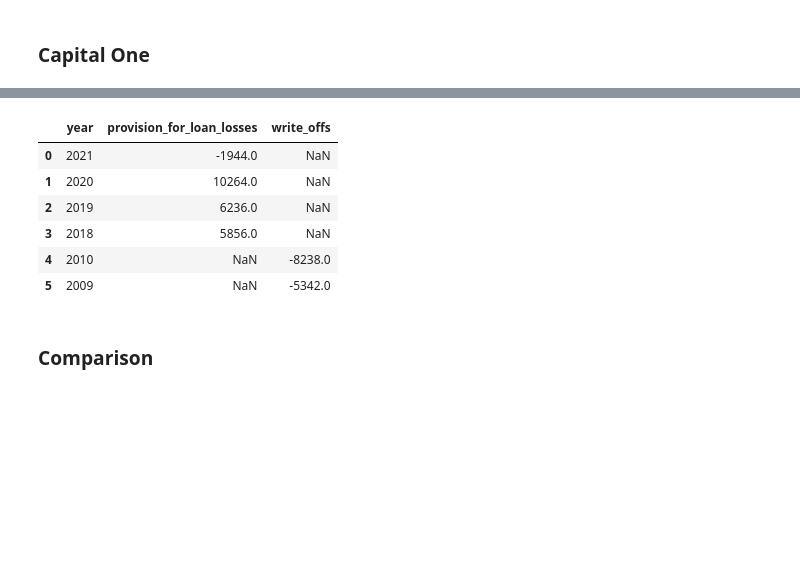
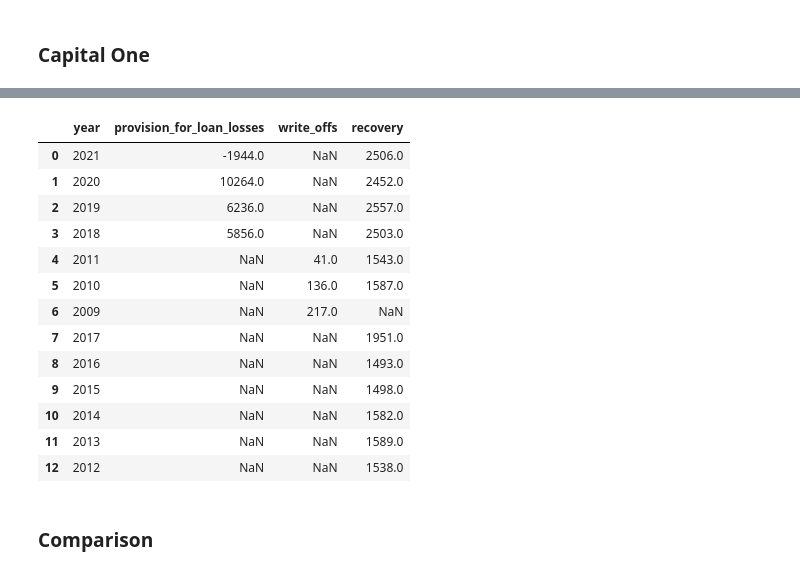
Before and after one commit to EzraTam/edgar-analysis, a Jupyter notebook: edgar_analysis.ipynb, the cells around one changed output, grey strips where cells are left out. Drawn from its saved outputs; the diff is of its cells as text; code cells hidden in the pictures; blank space fills up the shorter version.

```diff
--- a/edgar_analysis.ipynb
+++ b/edgar_analysis.ipynb
@@ -16,3 +15,5 @@ PATH_DATA="/mnt/c/Users/eta/Documents/Privat"
+# %%
+PATH_DATA="/Users/ezratampubolon/PythonProjects/Financial/edgar-data/companyfacts"
 # %%
 # Discover Financial
 
@@ -662,12 +741,15 @@ CapOneService.init_yearly_data_norm(
 
 
 CapOneService.add_yearly_data_norm(
-    tag="AllowanceForLoanAndLeaseLossesWriteOffs",
+    tag="DerecognizedAssetsSecuritizedOrAssetbackedFinancingArrangementAssetsAndAnyOtherFinancialAssetsManagedTogetherNetCreditLossesDuringPeriod",
     col_nm="write_offs",df_nm="loan_losses",add_row=False)
 
-# CapOneService.add_yearly_data_norm(
-#     tag="AllowanceForLoanAndLeaseLossRecoveryOfBadDebts",
-#     col_nm="recovery",df_nm="loan_losses",add_row=False)
+
+CapOneService.add_yearly_data_norm(
+    tag="ProceedsFromRecoveriesOfLoanPreviouslyChargedOff",
+    col_nm="recovery",df_nm="loan_losses",add_row=False)
+
+
 
 # SynchronyService.dict_df["loan_losses"]["net_write_offs"]=SynchronyService.dict_df["loan_losses"]["write_offs"]-SynchronyService.dict_df["loan_losses"]["recovery"]
 # SynchronyService.dict_df["loan_losses"]["rem_provision"]=SynchronyService.dict_df["loan_losses"]["provision_for_loan_losses"]-SynchronyService.dict_df["loan_losses"]["net_write_offs"]
@@ -675,40 +757,47 @@ CapOneService.add_yearly_data_norm(
 
 # SynchronyService.add_data_from_other_col(source_df="loan_receivables",source_col="loan_receivables",target_df="loan_losses")
 
 # # Compute the ratio between write offs to loan receivables
 # SynchronyService.compute_ratio(
 #     numer_col_nm="write_offs",
 #     denom_col_nm="loan_receivables",
 #     res_col_nm="write_offs_to_loan_receivables_perc",
 #     df_nm="loan_losses"
 #     )
 
 # # Compute the ratio between net write offs to loan receivables
 # SynchronyService.compute_ratio(
 #     numer_col_nm="net_write_offs",
 #     denom_col_nm="loan_receivables",
 #     res_col_nm="net_write_offs_to_loan_receivables_perc",
 #     df_nm="loan_losses"
 #     )
 
 # # Compute the ratio between write offs to loan receivables
 # SynchronyService.compute_ratio(
 #     numer_col_nm="provision_for_loan_losses",
 #     denom_col_nm="loan_receivables",
 #     res_col_nm="provision_to_loan_receivables",
 #     df_nm="loan_losses"
 #     )
 
 # SynchronyService.dict_df["loan_losses"]=SynchronyService.dict_df["loan_losses"].dropna()
 CapOneService.dict_df["loan_losses"]
 # %% [output]
-|  | year | provision_for_loan_losses | write_offs |
-| 0 | 2021 | -1944.0 | NaN |
-| 1 | 2020 | 10264.0 | NaN |
-| 2 | 2019 | 6236.0 | NaN |
-| 3 | 2018 | 5856.0 | NaN |
-| 4 | 2010 | NaN | -8238.0 |
-| 5 | 2009 | NaN | -5342.0 |
+|  | year | provision_for_loan_losses | write_offs | recovery |
+| 0 | 2021 | -1944.0 | NaN | 2506.0 |
+| 1 | 2020 | 10264.0 | NaN | 2452.0 |
+| 2 | 2019 | 6236.0 | NaN | 2557.0 |
+| 3 | 2018 | 5856.0 | NaN | 2503.0 |
+| 4 | 2011 | NaN | 41.0 | 1543.0 |
+| 5 | 2010 | NaN | 136.0 | 1587.0 |
+| 6 | 2009 | NaN | 217.0 | NaN |
+| 7 | 2017 | NaN | NaN | 1951.0 |
+| 8 | 2016 | NaN | NaN | 1493.0 |
+| 9 | 2015 | NaN | NaN | 1498.0 |
+| 10 | 2014 | NaN | NaN | 1582.0 |
+| 11 | 2013 | NaN | NaN | 1589.0 |
+| 12 | 2012 | NaN | NaN | 1538.0 |
 # %% [markdown]
 ### Comparison
 # %%
```
Also changed, not shown: parts of 6 cells of this notebook, 1 other file.
